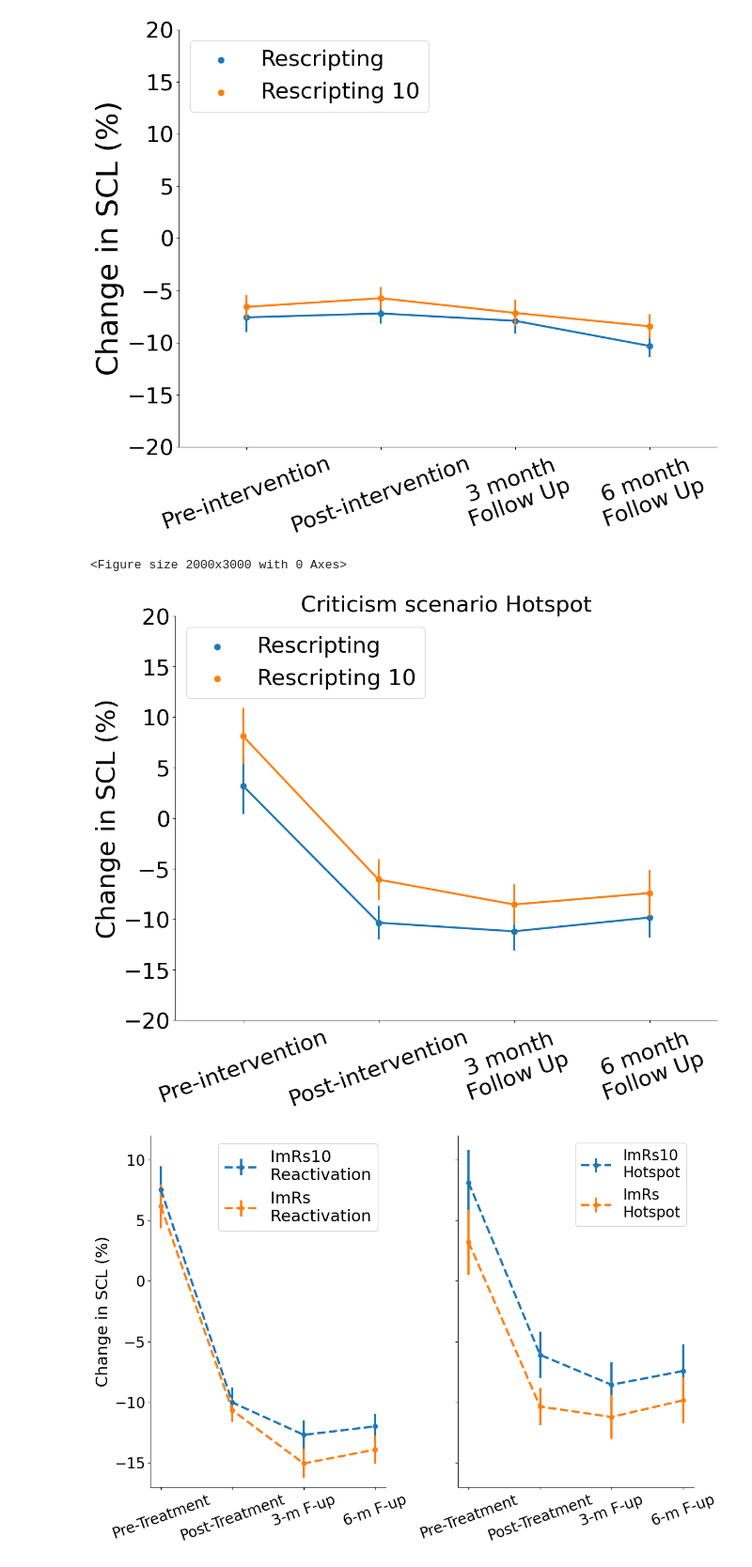
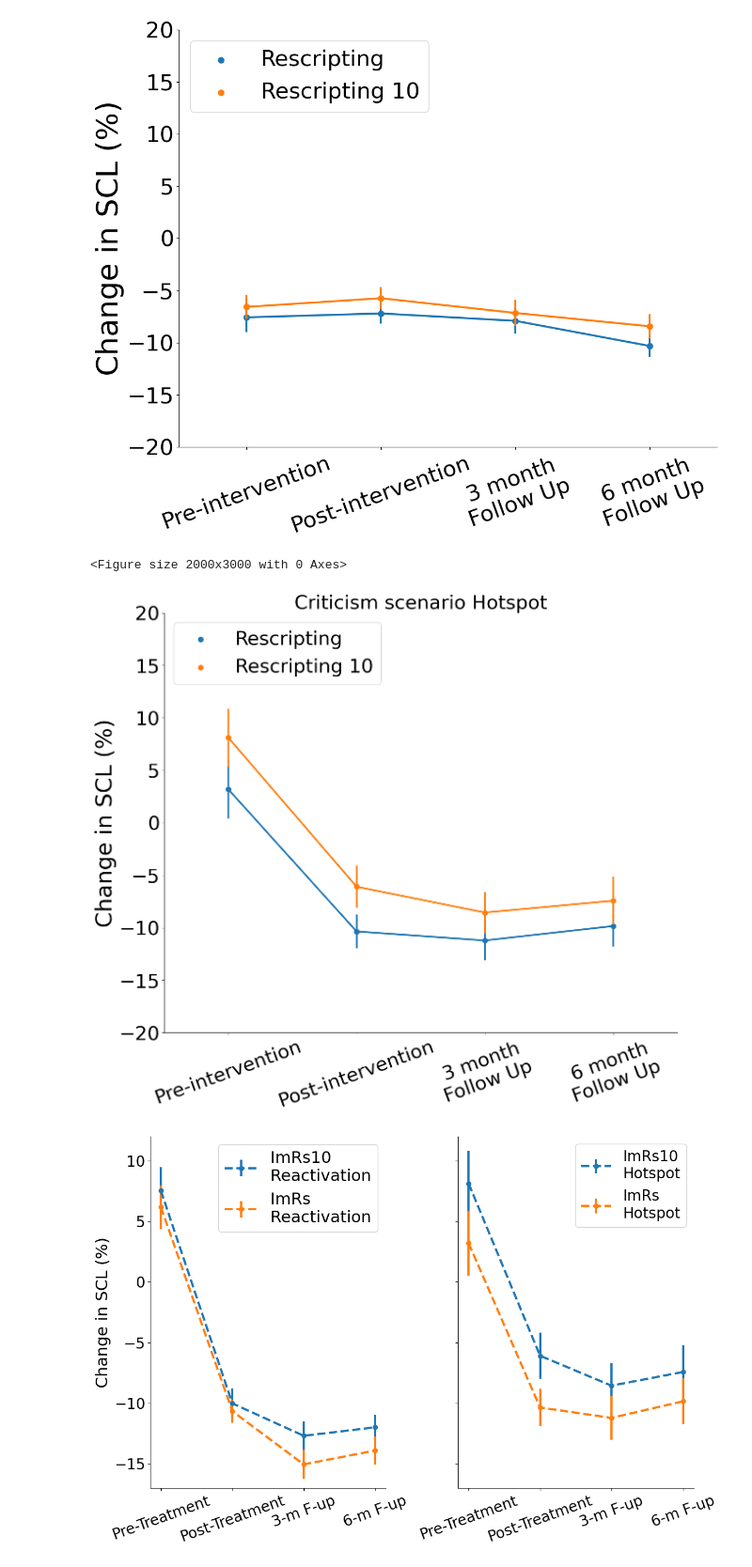
Before and after one commit to stakar/plotSCL, a Jupyter notebook: plotting-rating_diff_scenario.ipynb, the cells around one changed output. Shown at 94% size. Drawn from its saved outputs; the diff is of its cells as text; code cells hidden in the pictures.

```diff
--- a/plotting-rating_diff_scenario.ipynb
+++ b/plotting-rating_diff_scenario.ipynb
@@ -203,36 +206,35 @@ ylab = 'Change in SCL (%)'
 post_time_point= '1678' # przyjmuje albo 6,7 albo 67, wtedy trzeba wklepać odpowiednie nazwy kolumn pod spodem
 colnames = ['Pre-intervention','Post-intervention','3 month\nFollow Up','6 month\nFollow Up']
 # colnames = ['Pomiar bazowy','3 mies.\nFollow Up']
 # colnames = ['Pomiar bazowy','Po interwencji']
 part_suspence='P4'
 title = f'Criticism scenario Hotspot'
 
-plt.figure(figsize=(20,30))
+plt.figure(figsize=(20,30),tight_layout=True)
 
 tmp = result.loc[group,result.columns.str.contains(fr'SCL_TP1_{cond}_{part_suspence}|SCL_TP[{post_time_point}][3]_{cond}_{part_suspence}')]
 # tmp = result.loc[group,result.columns.str.contains(fr'SCL_TP\d_{cond}_{part_suspence}|SCL_TP[{post_time_point}][3]_{cond}_{part_suspence}')]
 
 # tmp.columns = ['Ja','Otoczenie','Krytyk','Interwencja 1','Interwencja 2','Interwencja 3','Interwencja 4']
 tmp.columns = colnames
 tmp['Condition'] = result['Condition_x_first']
 tmp_melted  = tmp.melt(id_vars=['Condition'],value_vars=tmp.columns[:-1])
 sns.catplot(kind='point',x='variable',y='value',hue='Condition',data=tmp_melted,errorbar='se',height=10, aspect=1.2,legend=False)
 
 
 plt.xlabel('',fontsize=35)
 plt.ylabel(ylab,fontsize=35)
 plt.xticks(fontsize=30,rotation=20)
 plt.yticks(fontsize=30)
 plt.title(title,fontsize=30)
 
 plt.ylim([-20,20])
 plt.legend(loc='upper left',fontsize=30)
 
-plt.tight_layout()
 plt.savefig(f'{title}.png')
 # %% [output]
 <Figure size 2000x3000 with 0 Axes>
-[figure, old version]
+[figure, new version]
 # %%
 # Prepare all parameters
 
```
Also changed, not shown: parts of 12 cells of this notebook.
